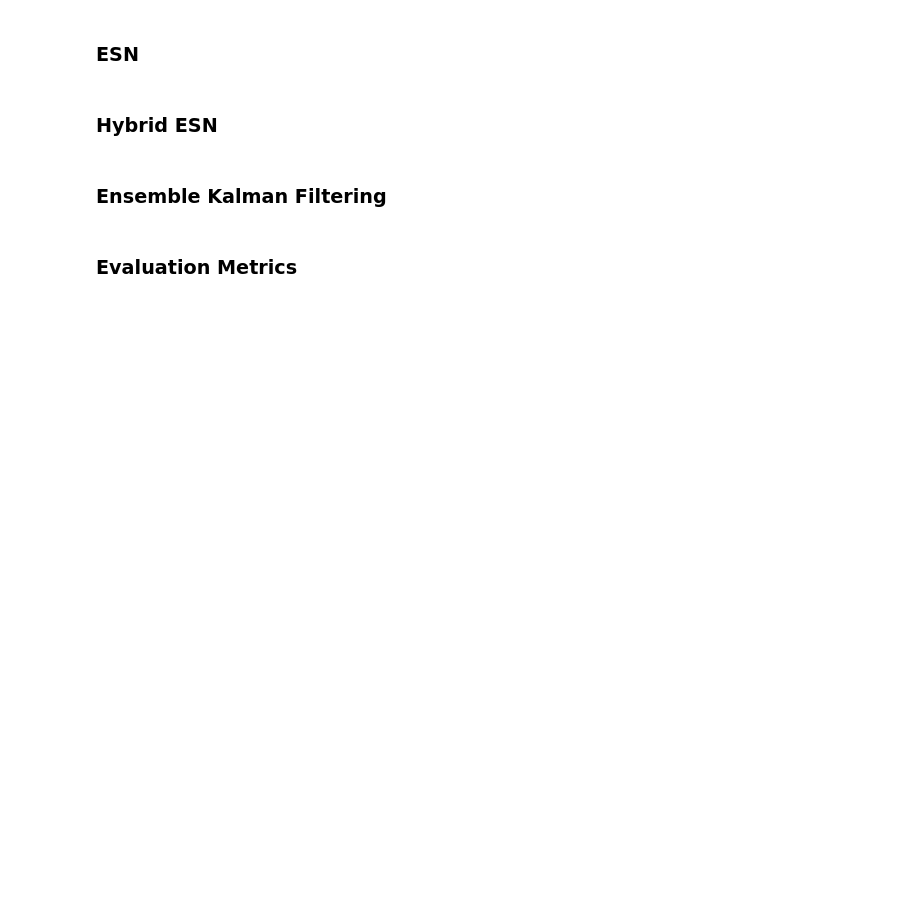
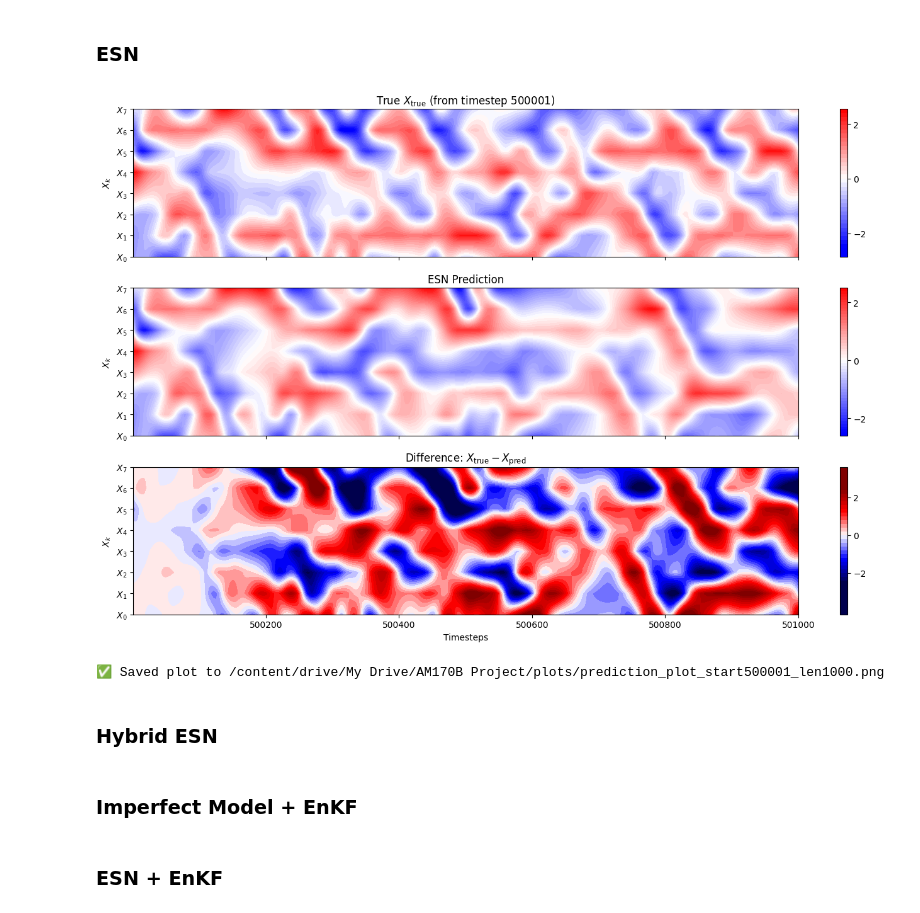
Before and after one commit to mcvlix/lorenz-96-hybrid-esn, a Jupyter notebook: main.ipynb, the cells around one changed output. Drawn from its saved outputs; the diff is of its cells as text; code cells hidden in the pictures; blank space fills up the shorter version.

```diff
--- a/main.ipynb
+++ b/main.ipynb
@@ -151,2 +154,0 @@ def load_esn_weights(path="trained_esn.pt"):
-# %%
-x, Wout, A, Win = train_reservoir(res_params, data, save_path="trained_esn.pt")
@@ -155,7 +154,0 @@ x, Wout, A, Win = train_reservoir(res_params, data, save_path="trained_esn.pt")
-# %%
-# Run prediction starting from final reservoir state
-output, _ = predict(A, Win, res_params, x, Wout)
-
-# Optional: save predictions
-np.save("esn_prediction.npy", output)
-print("Prediction shape:", output.shape)  # Should be (8, predict_length)
@@ -168,6 +239,51 @@ print("Shape of the data:", df.shape)
+# %%
+# === Plotting ===
+time_axis = np.arange(start, start + res_params['predict_length'])
+space_axis = np.arange(res_params['num_inputs'])
+
+fig, axs = plt.subplots(3, 1, figsize=(14, 9), sharex=True)
+
+# --- True ---
+c1 = axs[0].contourf(time_axis, space_axis, X_true, levels=50, cmap='bwr', vmin=-2.5, vmax=2.5)
+axs[0].set_title("True $X_{\\mathrm{true}}$ (from timestep 500001)")
+axs[0].set_ylabel("$X_k$")
+axs[0].set_yticks(space_axis)
+axs[0].set_yticklabels([f"$X_{{{i}}}$" for i in space_axis])
+cb1 = fig.colorbar(c1, ax=axs[0])
+cb1.set_ticks([-2, 0, 2])
+
+# --- Predicted ---
+c2 = axs[1].contourf(time_axis, space_axis, X_pred, levels=50, cmap='bwr', vmin=-2.5, vmax=2.5)
+axs[1].set_title("ESN Prediction")
+axs[1].set_ylabel("$X_k$")
+axs[1].set_yticks(space_axis)
+axs[1].set_yticklabels([f"$X_{{{i}}}$" for i in space_axis])
+cb2 = fig.colorbar(c2, ax=axs[1])
+cb2.set_ticks([-2, 0, 2])
+
+# --- Difference ---
+c3 = axs[2].contourf(time_axis, space_axis, X_diff, levels=50, cmap='seismic', vmin=-2.5, vmax=2.5)
+axs[2].set_title("Difference: $X_{\\mathrm{true}} - X_{\\mathrm{pred}}$")
+axs[2].set_xlabel("Timesteps")
+axs[2].set_ylabel("$X_k$")
+axs[2].set_yticks(space_axis)
+axs[2].set_yticklabels([f"$X_{{{i}}}$" for i in space_axis])
+cb3 = fig.colorbar(c3, ax=axs[2])
+cb3.set_ticks([-2, 0, 2])
+
+# === Save plot ===
+plot_filename = f'prediction_plot_start{start}_len{res_params["predict_length"]}.png'
+plt.tight_layout()
+plt.savefig(os.path.join(plots_path, plot_filename), dpi=300)
+plt.show()
+
+print(f"✅ Saved plot to {os.path.join(plots_path, plot_filename)}")
+# %% [output]
+[figure, added]
+✅ Saved plot to /content/drive/My Drive/AM170B Project/plots/prediction_plot_start500001_len1000.png
 # %% [markdown]
 ### Hybrid ESN
-# %% [markdown]
-### Ensemble Kalman Filtering
-# %% [markdown]
-### Evaluation Metrics
+# %% [markdown]
+### Imperfect Model + EnKF
+# %% [markdown]
+### ESN + EnKF
```
Also changed, not shown: parts of 22 cells of this notebook.
